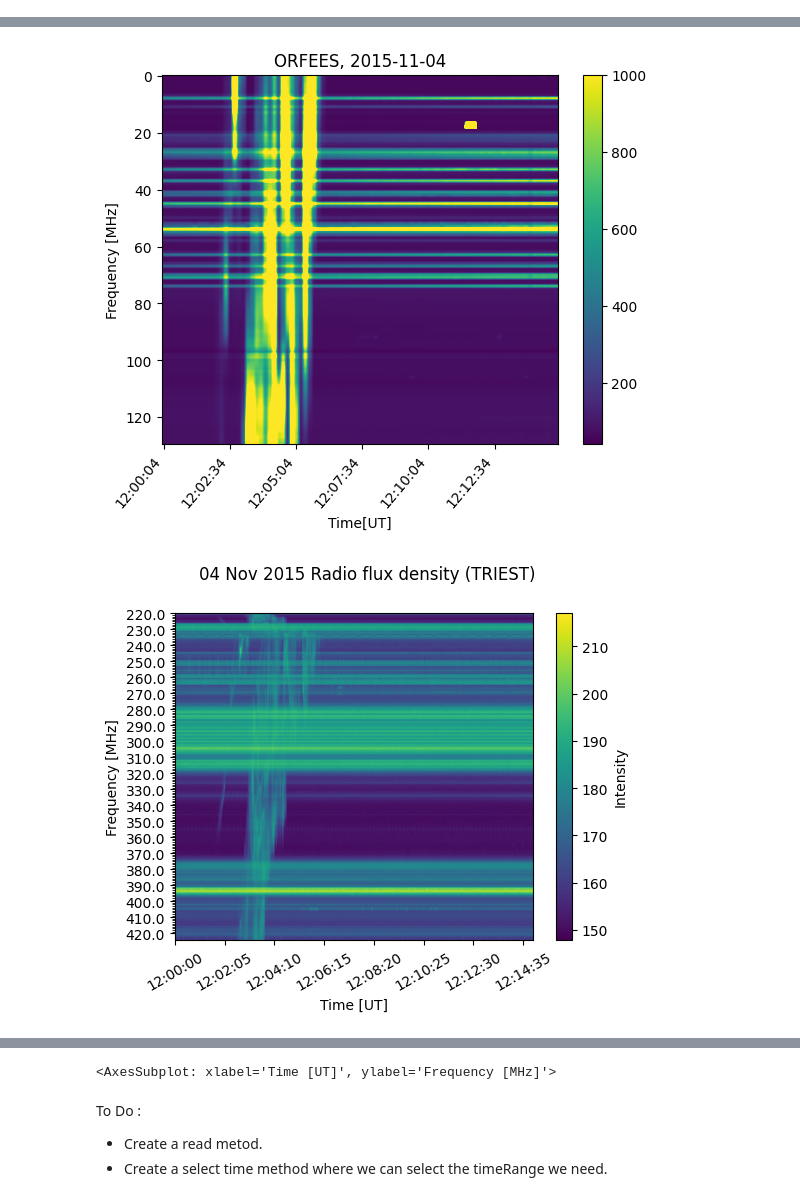
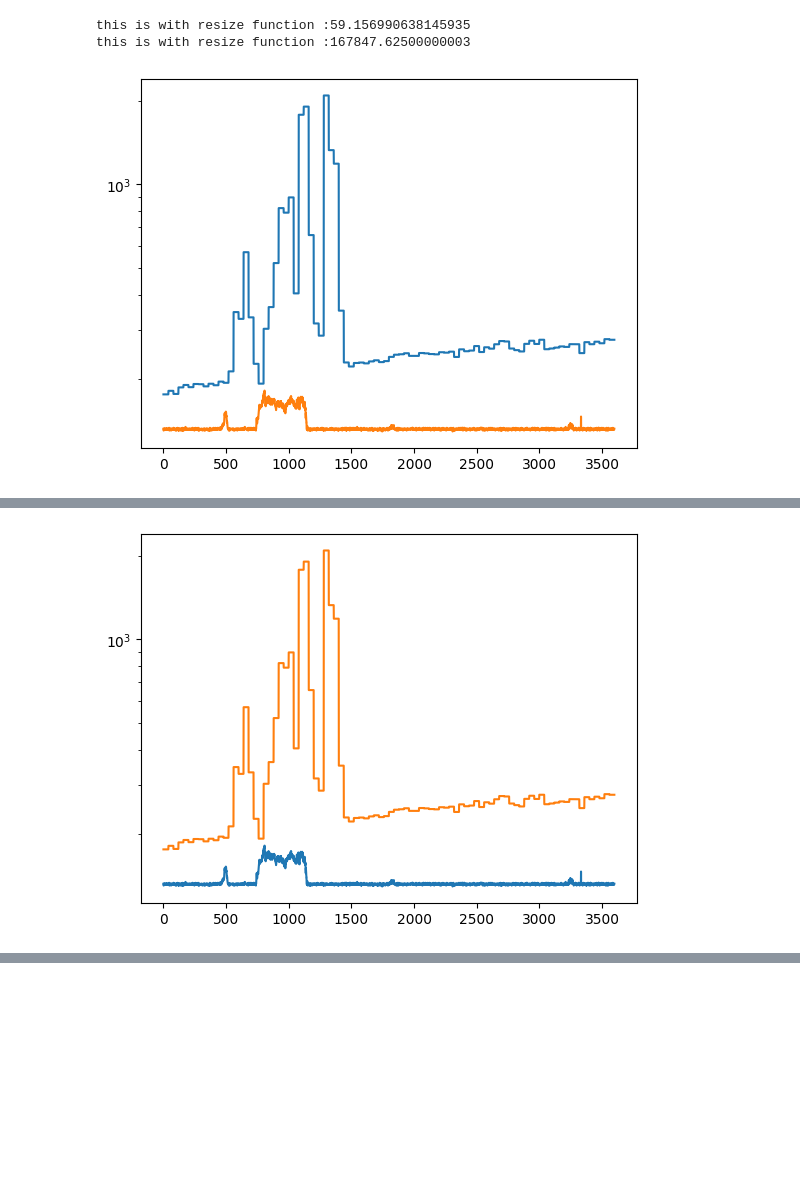
Before and after one commit to i4Ds/eCallistoValidation, a Jupyter notebook: validation/Orfees/Test_orfees.ipynb, the cells around one changed output, grey strips where cells are left out. Saved outputs shown, nothing was run; the diff lists cells and outputs as text; code cells hidden in the pictures; blank space fills up the shorter version.

Commit message:
- Added the resize function

```diff
--- a/validation/Orfees/Test_orfees.ipynb
+++ b/validation/Orfees/Test_orfees.ipynb
@@ -300,20 +231,28 @@ plt.show()
+# %%
+print(f"this is with resize function :{with_resize.min()}")
+print(f"this is with resize function :{with_resize.max()}")
+
+
+# plt.plot(with_resize)
+plt.plot(with_resize[50])
+plt.plot(spec.data[50])
+plt.yscale("log")
+plt.show()
+# %% [output]
+this is with resize function :59.156990638145935
+this is with resize function :167847.62500000003
+[figure, added]
 # %%
-spec_test_1 = OrfeesSpectrogram("./orfees_files/int_orf20151104_120000_10.fts")
-spec1 = CallistoSpectrogram.from_url('http://soleil.i4ds.ch/solarradio/data/2002-20yy_Callisto/2015/11/04/TRIEST_20151104_120000_59.fit.gz')
 spec2 = CallistoSpectrogram.from_url('http://soleil.i4ds.ch/solarradio/data/2002-20yy_Callisto/2015/11/04/BIR_20151104_120000_03.fit.gz')
 spec3 = CallistoSpectrogram.from_url('http://soleil.i4ds.ch/solarradio/data/2002-20yy_Callisto/2015/11/04/KRIM_20151104_115837_00.fit.gz')
 spec4 = CallistoSpectrogram.from_url('http://soleil.i4ds.ch/solarradio/data/2002-20yy_Callisto/2015/11/04/HB9SCT_20151104_120000_59.fit.gz')
+spec5 = CallistoSpectrogram.from_url('http://soleil.i4ds.ch/solarradio/data/2002-20yy_Callisto/2015/11/04/GLASGOW_20151104_120000_59.fit.gz')
 
-print(spec_test_1.time_start_obs)
-print(spec_test_1.time_end_obs)
-
-x = spec_test_1.time_axis
-y = spec_test_1.freq_axis
-# print(spec1.shape)
-
-spec_test_1.peek()
-spec1.peek()
-spec2.peek()
-spec3.peek()
-spec4.peek()
+# plt.plot(spec2.data[50])
+# plt.plot(spec3.data[50])
+plt.plot(spec4.data[50])
+# plt.plot(spec5.data[50])
+plt.plot(with_resize[50])
+plt.yscale("log")
+plt.show()
 # %% [output]
@@ -322,2 +259 @@ spec4.peek()
-[figure, old version]
+[figure, new version]
-[figure, removed]
@@ -327,5 +259,0 @@ spec4.peek()
-<AxesSubplot: xlabel='Time [UT]', ylabel='Frequency [MHz]'>
-# %% [markdown]
-To Do :
-- Create a read metod.
-- Create a select time method where we can select the timeRange we need.
```
Also changed, not shown: parts of 14 cells of this notebook.
